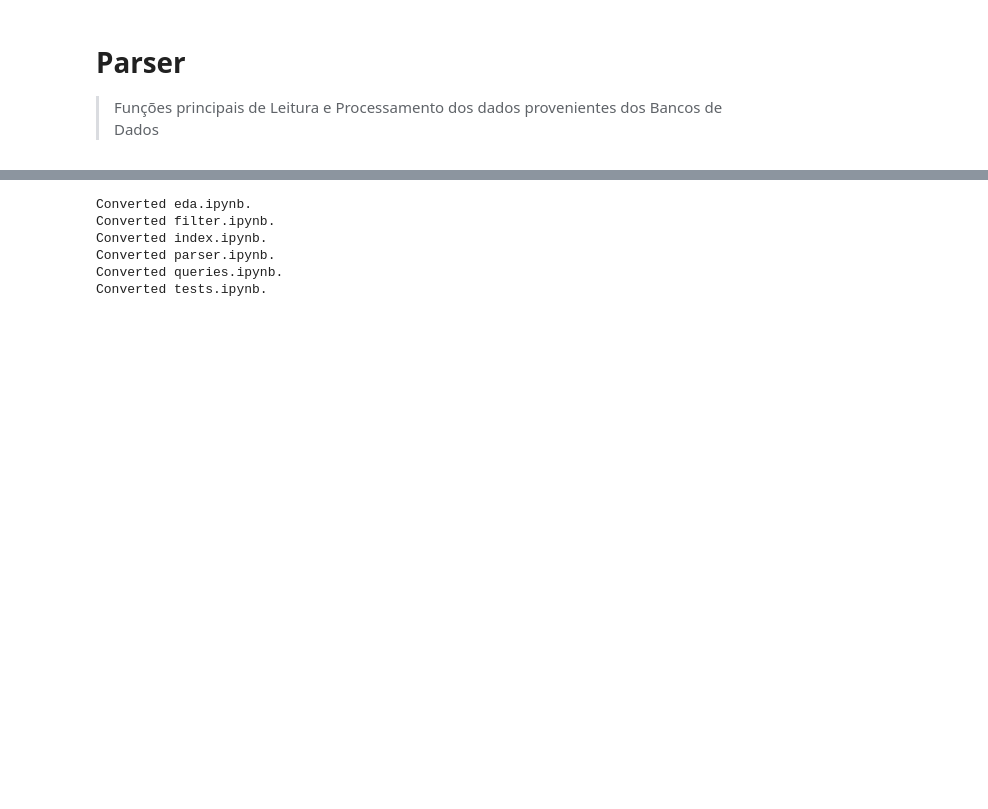
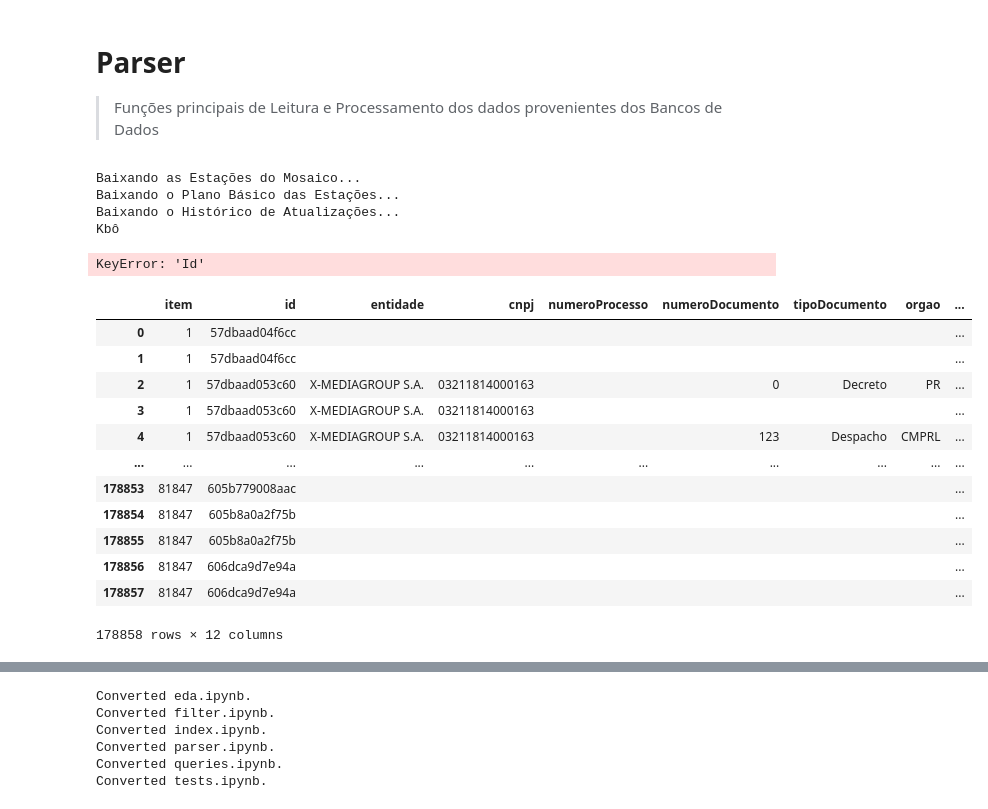
Before and after one commit to ronaldokun/anateldb, a Jupyter notebook: parser.ipynb, the cells around one changed output, grey strips where cells are left out. Drawn from its saved outputs; the diff is of its cells as text; code cells hidden in the pictures; blank space fills up the shorter version.

```diff
--- a/parser.ipynb
+++ b/parser.ipynb
@@ -140,3 +140,11 @@ def read_mosaico(pasta, update=False):
     if not (file := Path(f'{pasta}/mosaico.fth')).exists():
             return read_mosaico(pasta, update=True)
     return pd.read_feather(f'{pasta}/mosaico.fth')
+# %%
+df = read_mosaico(r'D:\OneDrive - ANATEL\GR01FI3\BaseDados', True)
+# %% [output]
+Baixando as Estações do Mosaico...
+Baixando o Plano Básico das Estações...
+Baixando o Histórico de Atualizações...
+Kbô
+KeyError: 'Id'
@@ -142,0 +153,18 @@ def read_mosaico(pasta, update=False):
+# %%
+h = read_historico(r'D:\OneDrive - ANATEL\GR01FI3\BaseDados\historico.zip')
+# %%
+h
+# %% [output]
+|  | item | id | entidade | cnpj | numeroProcesso | numeroDocumento | tipoDocumento | orgao | ... |
+| 0 | 1 | 57dbaad04f6cc |  |  |  |  |  |  | ... |
+| 1 | 1 | 57dbaad04f6cc |  |  |  |  |  |  | ... |
+| 2 | 1 | 57dbaad053c60 | X-MEDIAGROUP S.A. | 03211814000163 |  | 0 | Decreto | PR | ... |
+| 3 | 1 | 57dbaad053c60 | X-MEDIAGROUP S.A. | 03211814000163 |  |  |  |  | ... |
+| 4 | 1 | 57dbaad053c60 | X-MEDIAGROUP S.A. | 03211814000163 |  | 123 | Despacho | CMPRL | ... |
+| ... | ... | ... | ... | ... | ... | ... | ... | ... | ... |
+| 178853 | 81847 | 605b779008aac |  |  |  |  |  |  | ... |
+| 178854 | 81847 | 605b8a0a2f75b |  |  |  |  |  |  | ... |
+| 178855 | 81847 | 605b8a0a2f75b |  |  |  |  |  |  | ... |
+| 178856 | 81847 | 606dca9d7e94a |  |  |  |  |  |  | ... |
+| 178857 | 81847 | 606dca9d7e94a |  |  |  |  |  |  | ... |
+178858 rows × 12 columns
```
Also changed, not shown: parts of 10 cells of this notebook, 13 other files.
